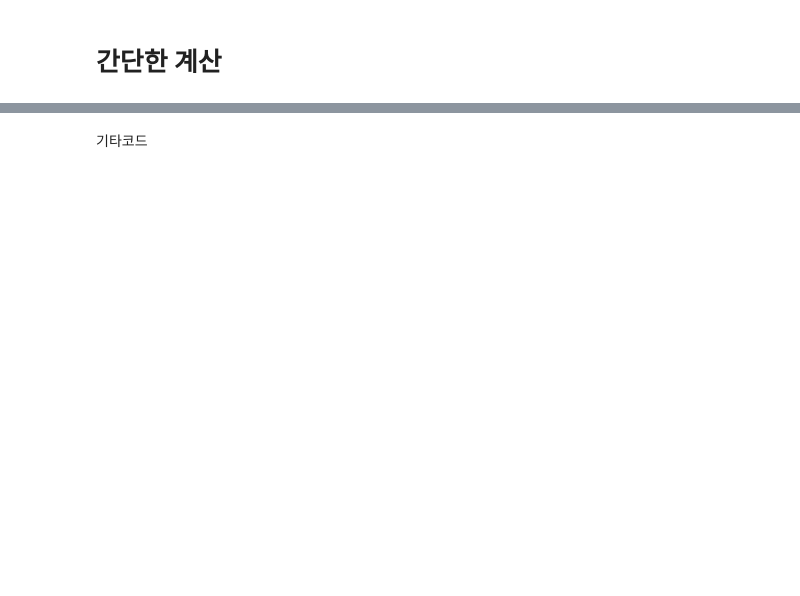
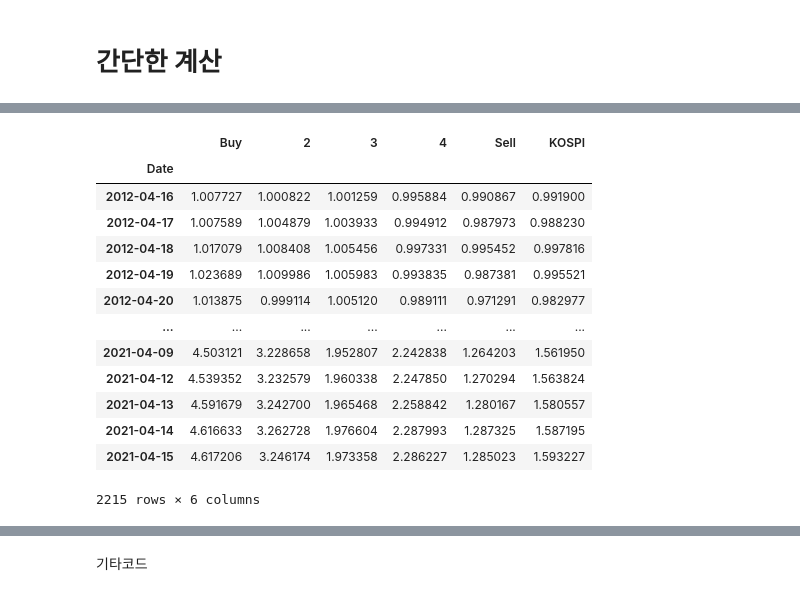
Before and after one commit to malkovich0/Finance, a Jupyter notebook: step3 Algorithm.ipynb, the cells around one changed output, grey strips where cells are left out. Drawn from its saved outputs; the diff is of its cells as text; code cells hidden in the pictures; blank space fills up the shorter version.

```diff
--- a/step3 Algorithm.ipynb
+++ b/step3 Algorithm.ipynb
@@ -458,11 +454,12 @@ def cal_yield_for_periods (years : list,
                            comparison_with_kopsi : bool=True, # KOSPI 가격 정보 추가 or 제외
                            partial_stocks : bool=True, # 분할 종목 선정 or 상위 종목 선정
                            no_of_partial : int=5, #partial_stocks=1 일때는 몇분위로 종목분해할지 or 0 일때는 상위 몇개 종목으로 할지
+                           sell_by_stock_ma : bool=False,
                            value_factors : list=['PBR','PER','PCR'], # PBR, PER, PCR
                            quality_factors : list=['GP/A'], # GP/A
                            momentum_factors : list=['Discrete'], # 일반 momentum, discrete momentum
                            size_factors : list=['Cap'],# 저가주
-                           volatility_factors : list=[]):# 변동성 factor
+                           volatility_factors : list=['Simple']):# 변동성 factor
     df_yield=pd.DataFrame()
     years = years
     if quarter_data:
@@ -488,7 +485,8 @@ def cal_yield_for_periods (years : list,
                                           value_factors=value_factors,
                                           quality_factors=quality_factors,
                                           momentum_factors=momentum_factors,
-                                          size_factors=size_factors)
+                                          size_factors=size_factors,
+                                           volatility_factors=volatility_factors)
 
             len_all = len(df.stock_code)
             df_yield_duration=pd.DataFrame()
@@ -497,7 +495,7 @@ def cal_yield_for_periods (years : list,
 #                 분할 종목 선정
                 for i in range(no_of_partial):
                     stock_list = df.stock_code[int(len_all*i/no_of_partial):int(len_all*(i+1)/no_of_partial)]
-                    df_yield_temp = cal_yield_by_stock_rebal(stocks=stock_list,bgn=date_buy,duration=duration) #duration : month기준
+                    df_yield_temp = cal_yield_by_stock_rebal(stocks=stock_list,bgn=date_buy,duration=duration,sell_by_stock_ma=sell_by_stock_ma) #duration : month기준
                     df_yield_duration = pd.concat([df_yield_duration,df_yield_temp],axis=1)
                 column_name = list(np.arange(1,no_of_partial+1))
                 column_name[0] = 'Buy'
@@ -507,7 +505,7 @@ def cal_yield_for_periods (years : list,
 #                 상위 종목 선정
                 no_of_stocks = no_of_partial
                 stock_list = df.stock_code[0:no_of_stocks]
-                df_yield_temp = cal_yield_by_stock_rebal(stocks=stock_list,bgn=date_buy,duration=duration) #duration : month기준
+                df_yield_temp = cal_yield_by_stock_rebal(stocks=stock_list,bgn=date_buy,duration=duration,sell_by_stock_ma=sell_by_stock_ma) #duration : month기준
                 df_yield_duration = pd.concat([df_yield_duration,df_yield_temp],axis=1)
                 df_yield_duration.columns = ['Buy']
 
@@ -712,0 +852,17 @@ simple_analyzer(df_yield)
+# %%
+df_yield.cumprod()
+# %% [output]
+|  | Buy | 2 | 3 | 4 | Sell | KOSPI |
+| Date |  |  |  |  |  |  |
+| 2012-04-16 | 1.007727 | 1.000822 | 1.001259 | 0.995884 | 0.990867 | 0.991900 |
+| 2012-04-17 | 1.007589 | 1.004879 | 1.003933 | 0.994912 | 0.987973 | 0.988230 |
+| 2012-04-18 | 1.017079 | 1.008408 | 1.005456 | 0.997331 | 0.995452 | 0.997816 |
+| 2012-04-19 | 1.023689 | 1.009986 | 1.005983 | 0.993835 | 0.987381 | 0.995521 |
+| 2012-04-20 | 1.013875 | 0.999114 | 1.005120 | 0.989111 | 0.971291 | 0.982977 |
+| ... | ... | ... | ... | ... | ... | ... |
+| 2021-04-09 | 4.503121 | 3.228658 | 1.952807 | 2.242838 | 1.264203 | 1.561950 |
+| 2021-04-12 | 4.539352 | 3.232579 | 1.960338 | 2.247850 | 1.270294 | 1.563824 |
+| 2021-04-13 | 4.591679 | 3.242700 | 1.965468 | 2.258842 | 1.280167 | 1.580557 |
+| 2021-04-14 | 4.616633 | 3.262728 | 1.976604 | 2.287993 | 1.287325 | 1.587195 |
+| 2021-04-15 | 4.617206 | 3.246174 | 1.973358 | 2.286227 | 1.285023 | 1.593227 |
+2215 rows × 6 columns
```
Also changed, not shown: parts of 38 cells of this notebook.
